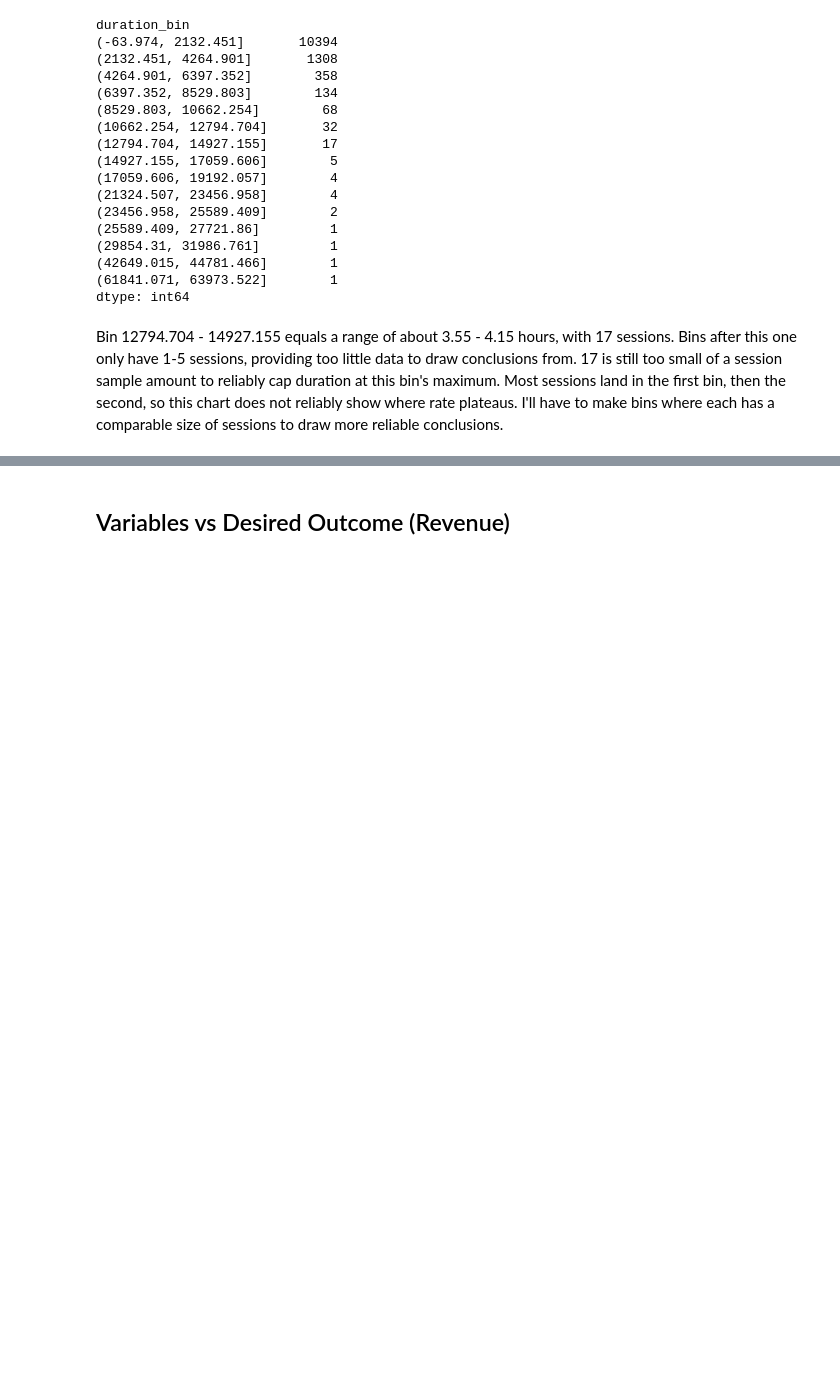
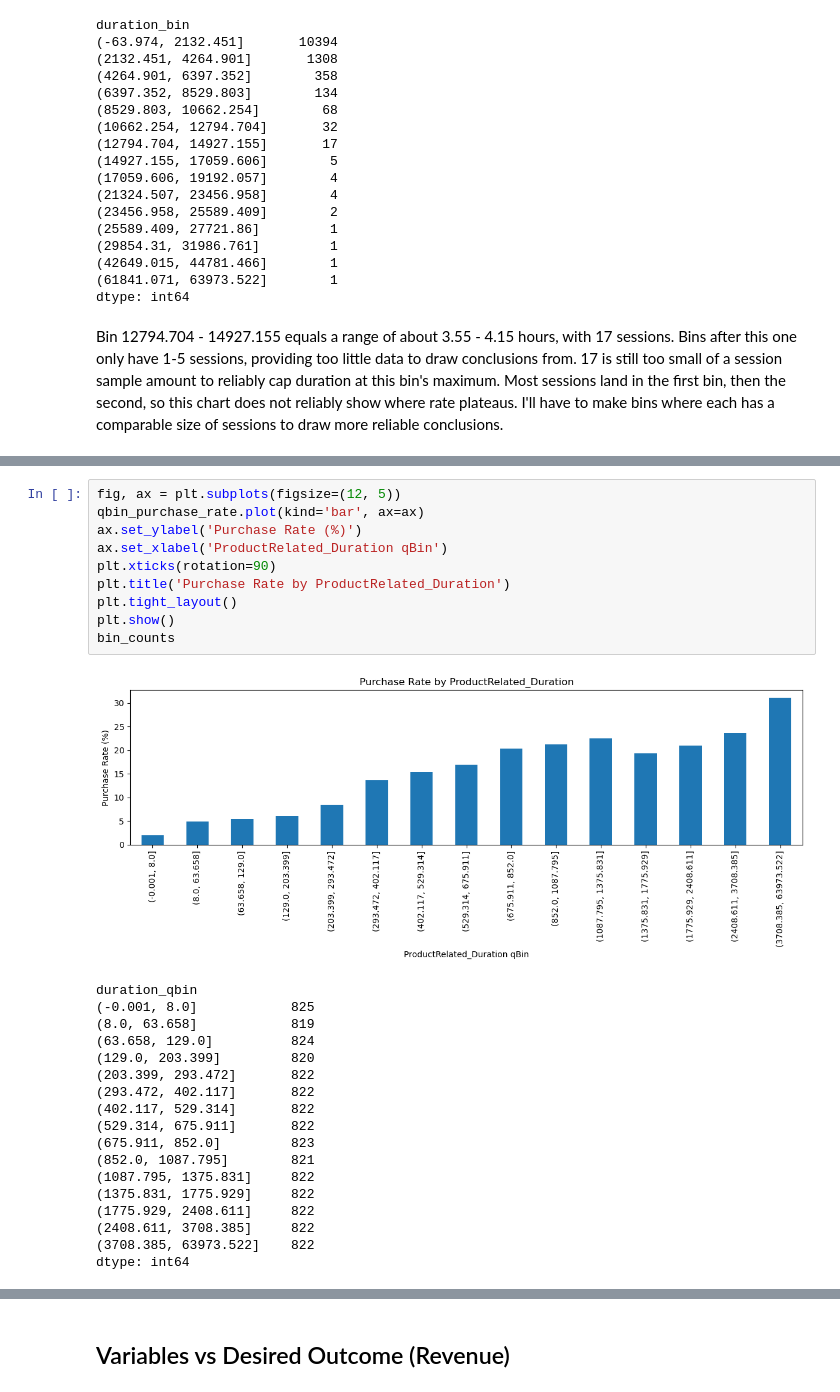
Before and after one commit to AnnaMalaschenko/Ecommerce-Shopper-Behavior, a Jupyter notebook: notebooks/anna_eda.ipynb, the cells around one changed output, grey strips where cells are left out. Saved outputs shown, nothing was run; the diff lists cells and outputs as text; blank space fills up the shorter version.

```diff
--- a/notebooks/anna_eda.ipynb
+++ b/notebooks/anna_eda.ipynb
@@ -325,0 +379,29 @@ df['duration_qbin'] = pd.qcut
+# %%
+fig, ax = plt.subplots(figsize=(12, 5))
+qbin_purchase_rate.plot(kind='bar', ax=ax)
+ax.set_ylabel('Purchase Rate (%)')
+ax.set_xlabel('ProductRelated_Duration qBin')
+plt.xticks(rotation=90)
+plt.title('Purchase Rate by ProductRelated_Duration')
+plt.tight_layout()
+plt.show()
+bin_counts
+# %% [output]
+[figure, added]
+duration_qbin
+(-0.001, 8.0]            825
+(8.0, 63.658]            819
+(63.658, 129.0]          824
+(129.0, 203.399]         820
+(203.399, 293.472]       822
+(293.472, 402.117]       822
+(402.117, 529.314]       822
+(529.314, 675.911]       822
+(675.911, 852.0]         823
+(852.0, 1087.795]        821
+(1087.795, 1375.831]     822
+(1375.831, 1775.929]     822
+(1775.929, 2408.611]     822
+(2408.611, 3708.385]     822
+(3708.385, 63973.522]    822
+dtype: int64
```
Also changed, not shown: parts of 20 cells of this notebook, 1 other file.
